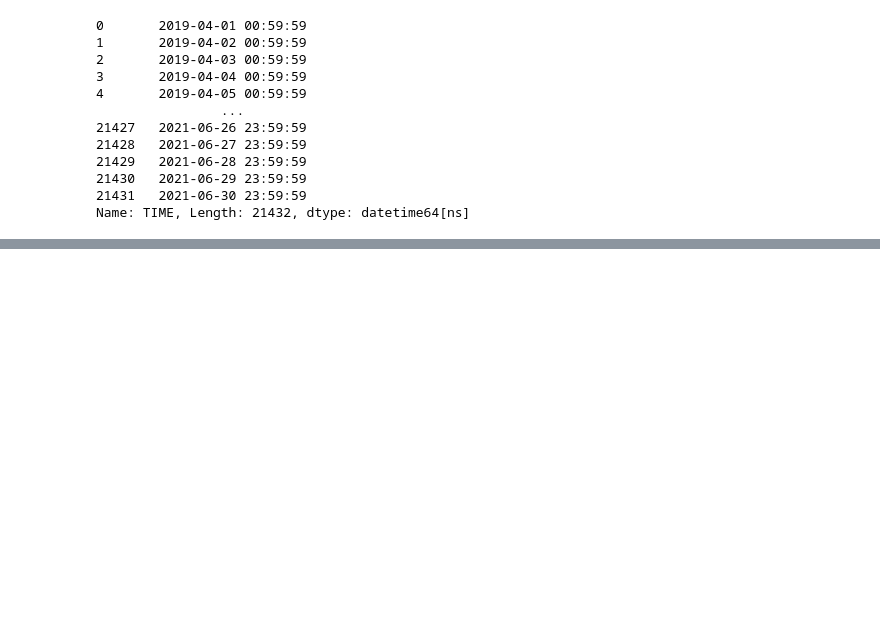
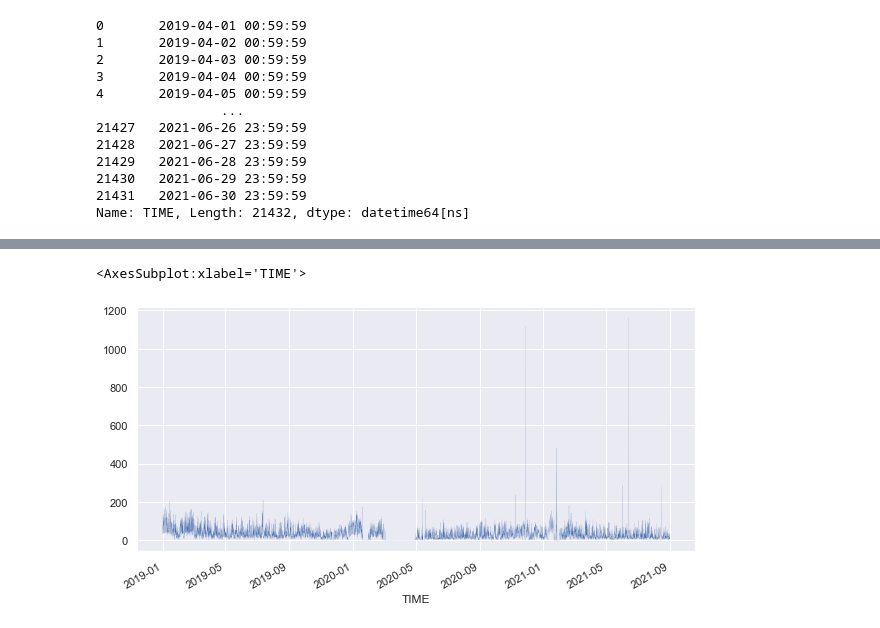
Before and after one commit to corti-acs/KS_TFM_MadridAirQuality, a Jupyter notebook: notebooks/Cleaning and Transformation_AirIndex.ipynb, the cells around one changed output, grey strips where cells are left out. Saved outputs shown, nothing was run; the diff lists cells and outputs as text; code cells hidden in the pictures; blank space fills up the shorter version.

```diff
--- a/notebooks/Cleaning and Transformation_AirIndex.ipynb
+++ b/notebooks/Cleaning and Transformation_AirIndex.ipynb
@@ -252,0 +301,5 @@ poc_air_index8_4
+# %%
+poc_air_index8_4['NO2_index'].plot(linewidth=0.1)
+# %% [output]
+<AxesSubplot:xlabel='TIME'>
+[figure, added]
```
Also changed, not shown: parts of 12 cells of this notebook, 9 other files.
